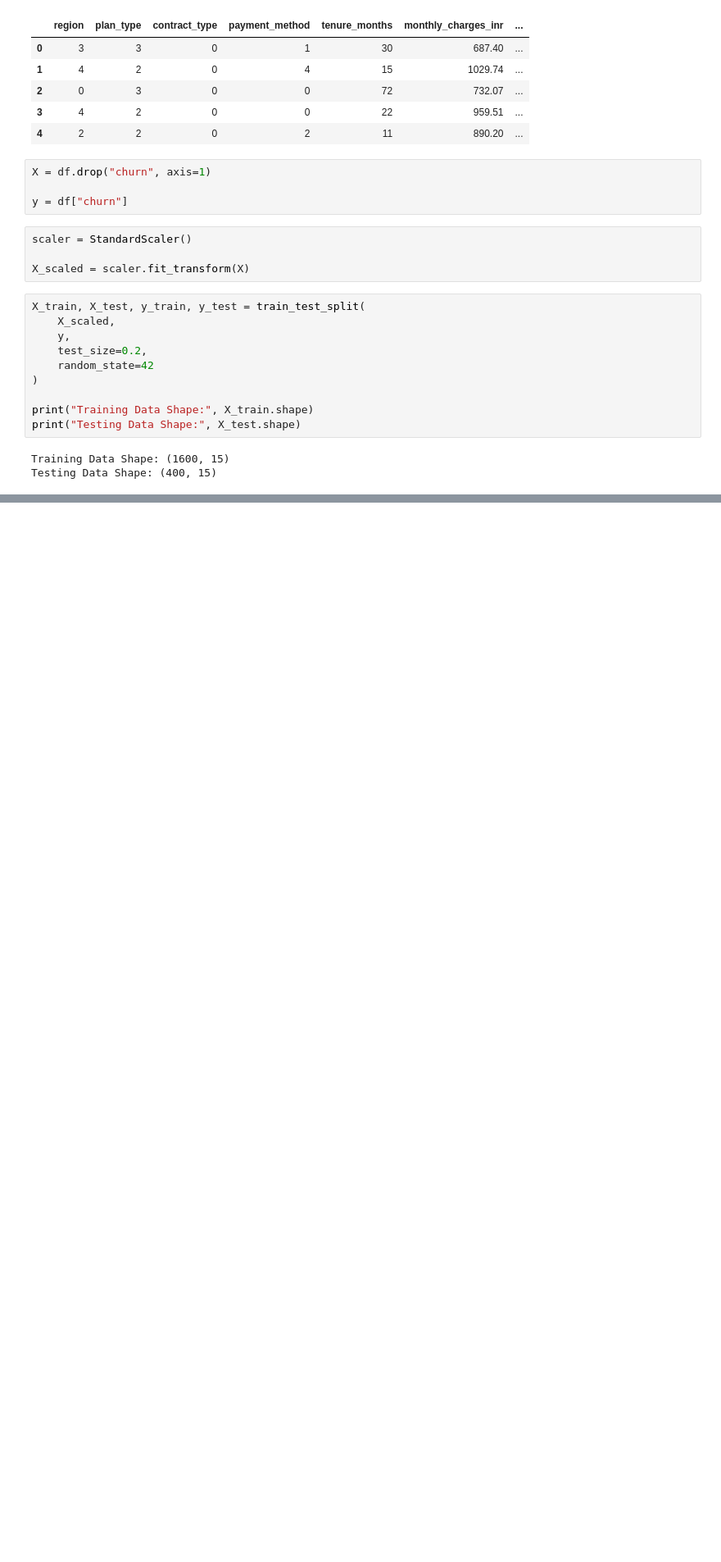
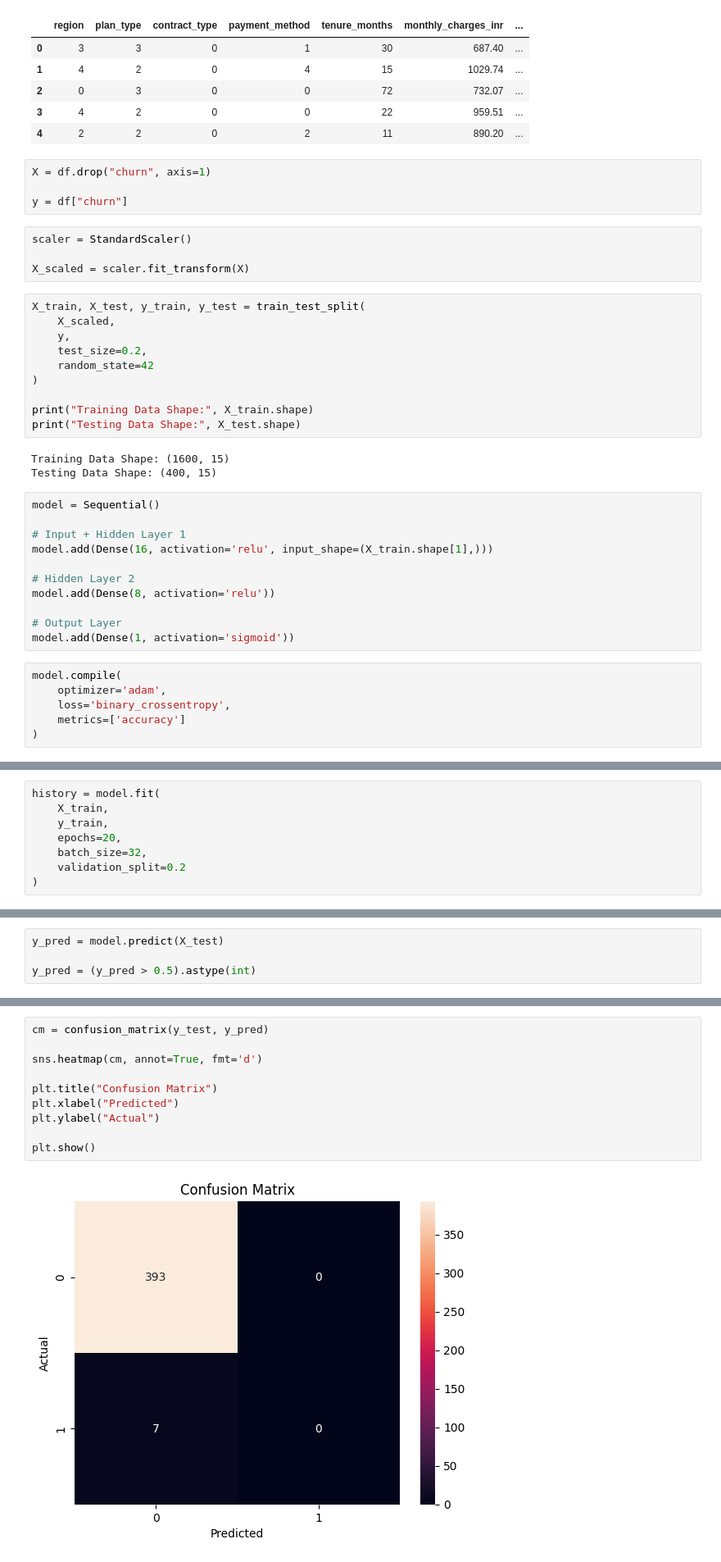
Before and after one commit to Satya-Sampelli/part-1-neural-network-analysis, a Jupyter notebook: notebook.ipynb, the cells around one changed output, grey strips where cells are left out. Shown at 82% size. Cells and saved outputs as stored; diff of their text form; blank space fills up the shorter version.

```diff
--- a/notebook.ipynb
+++ b/notebook.ipynb
@@ -135,3 +137,20 @@ print("Testing Data Shape:", X_test.shape)
 # %% [output]
 Training Data Shape: (1600, 15)
 Testing Data Shape: (400, 15)
+# %%
+model = Sequential()
+
+# Input + Hidden Layer 1
+model.add(Dense(16, activation='relu', input_shape=(X_train.shape[1],)))
+
+# Hidden Layer 2
+model.add(Dense(8, activation='relu'))
+
+# Output Layer
+model.add(Dense(1, activation='sigmoid'))
+# %%
+model.compile(
+    optimizer='adam',
+    loss='binary_crossentropy',
+    metrics=['accuracy']
+)
@@ -137,0 +175,8 @@ Testing Data Shape: (400, 15)
+# %%
+history = model.fit(
+    X_train,
+    y_train,
+    epochs=20,
+    batch_size=32,
+    validation_split=0.2
+)
@@ -137,0 +210,4 @@ Testing Data Shape: (400, 15)
+# %%
+y_pred = model.predict(X_test)
+
+y_pred = (y_pred > 0.5).astype(int)
@@ -137,0 +216,12 @@ Testing Data Shape: (400, 15)
+# %%
+cm = confusion_matrix(y_test, y_pred)
+
+sns.heatmap(cm, annot=True, fmt='d')
+
+plt.title("Confusion Matrix")
+plt.xlabel("Predicted")
+plt.ylabel("Actual")
+
+plt.show()
+# %% [output]
+[figure, added]
```
Also changed, not shown: parts of 19 cells of this notebook, 1 other file.
